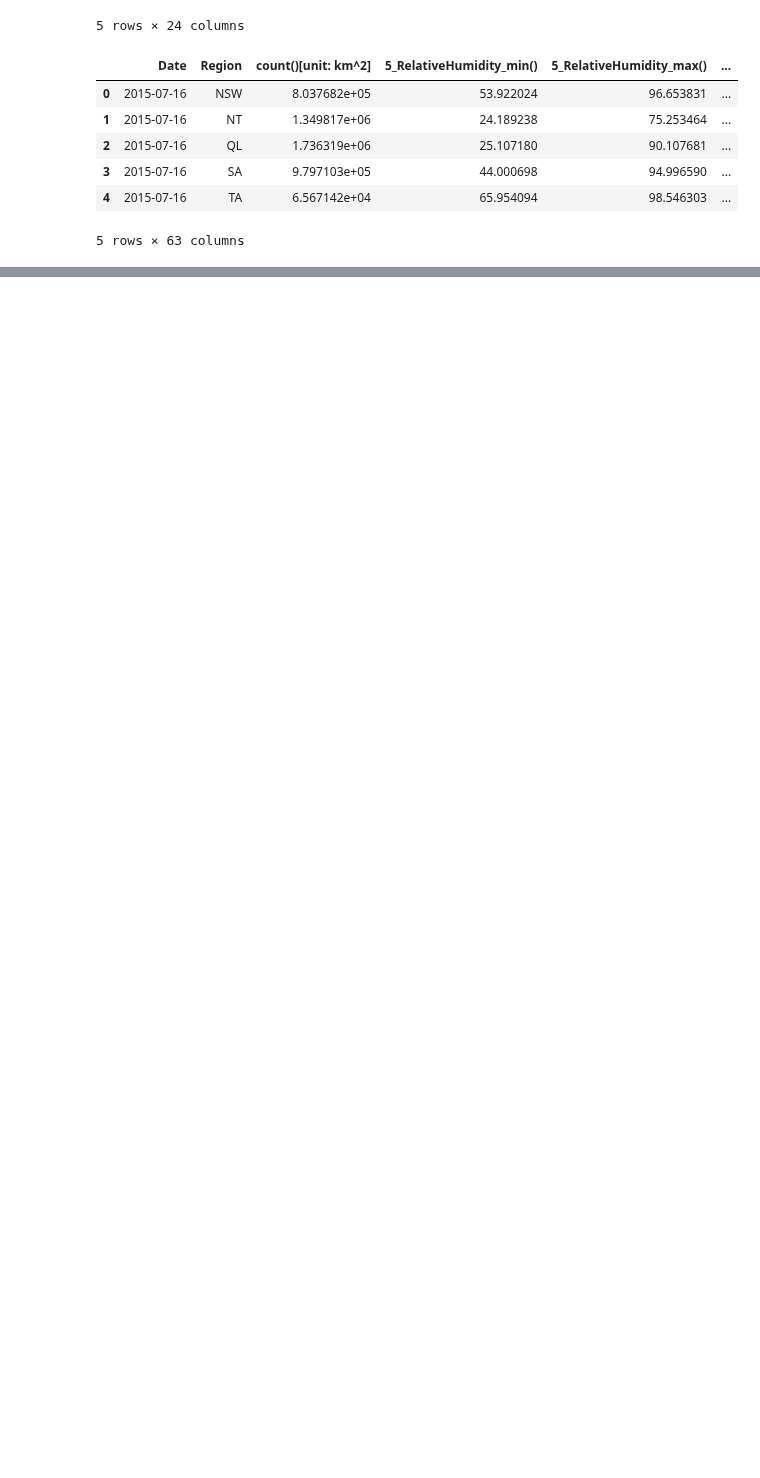
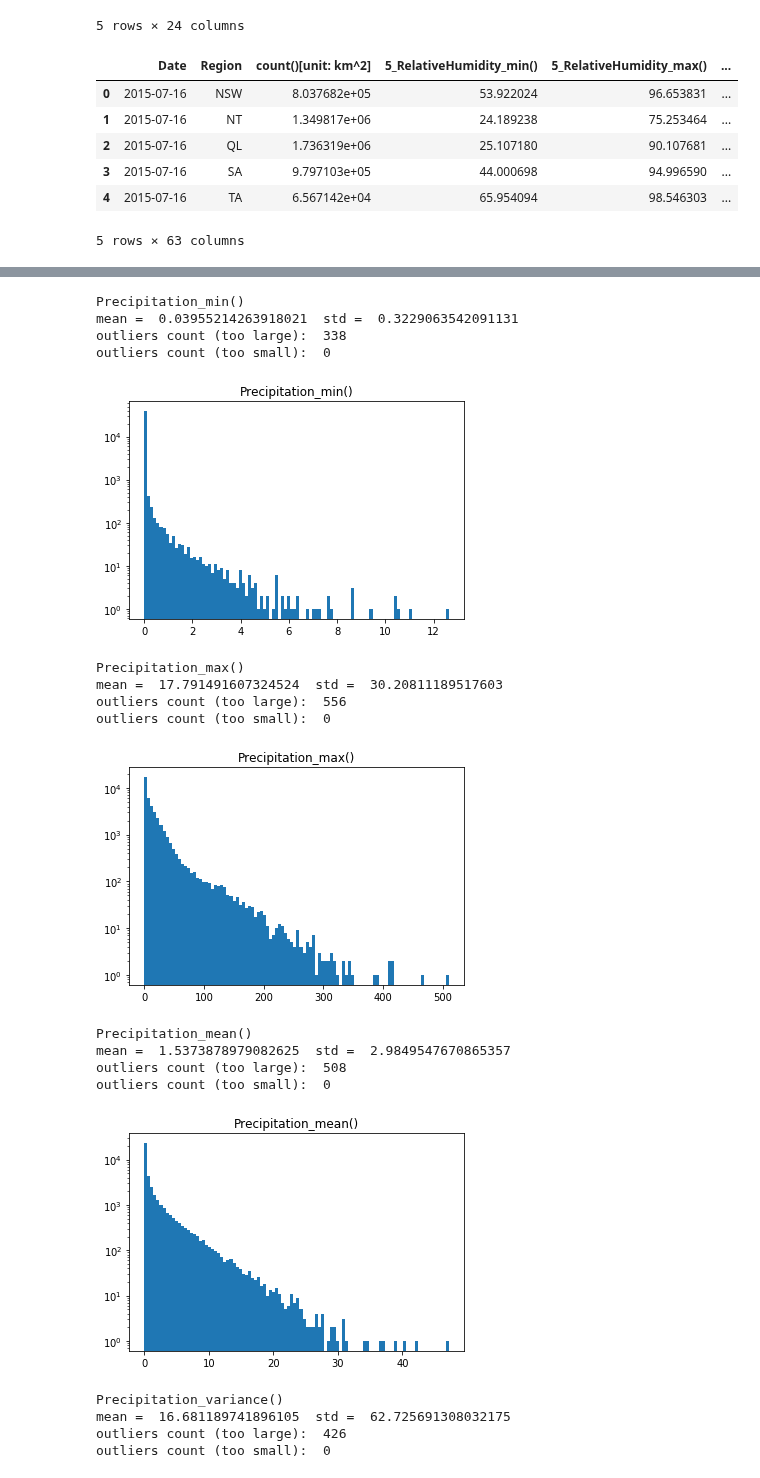
Before and after one commit to ccomkhj/Spot-Challenge-Wildfires, a Jupyter notebook: main/data_process.ipynb, the cells around one changed output, grey strips where cells are left out. Cells and saved outputs as stored; diff of their text form; code cells hidden in the pictures; blank space fills up the shorter version.

Commit message:
Outliers Handling
Draw histogram of weather history & forecast data. Set outlier boundaries. Filter out outliers.

```diff
--- a/main/data_process.ipynb
+++ b/main/data_process.ipynb
@@ -592,0 +619,43 @@ H_Weather_Fc_reform_LeadTime.head()
+# %%
+factor = 4
+df = H_Weather_reform
+ignore_cols = ['Date', 'Region', 'count()[unit: km^2]']
+
+for col in df.columns:
+    if col in ignore_cols:
+        continue
+    y = df[col]
+    y_mean = np.mean(y)
+    y_std = np.std(y)
+    upper_bound = y_mean + factor*y_std
+    lower_bound = y_mean - factor*y_std
+    outlier_large = len(y[y>upper_bound])
+    outlier_small = len(y[y<lower_bound])
+    if outlier_large + outlier_small > 0:
+        print(col)
+        print('mean = ', y_mean, ' std = ', y_std)
+        print('outliers count (too large): ', outlier_large)
+        print('outliers count (too small): ', outlier_small)
+        (n, _, _) = plt.hist(y, bins=100, log=True)
+        plt.title(col)
+        plt.show()
+# %% [output]
+Precipitation_min()
+mean =  0.03955214263918021  std =  0.3229063542091131
+outliers count (too large):  338
+outliers count (too small):  0
+[figure, added]
+Precipitation_max()
+mean =  17.791491607324524  std =  30.20811189517603
+outliers count (too large):  556
+outliers count (too small):  0
+[figure, added]
+Precipitation_mean()
+mean =  1.5373878979082625  std =  2.9849547670865357
+outliers count (too large):  508
+outliers count (too small):  0
+[figure, added]
+Precipitation_variance()
+mean =  16.681189741896105  std =  62.725691308032175
+outliers count (too large):  426
+outliers count (too small):  0
```
Also changed, not shown: parts of 9 cells of this notebook.
